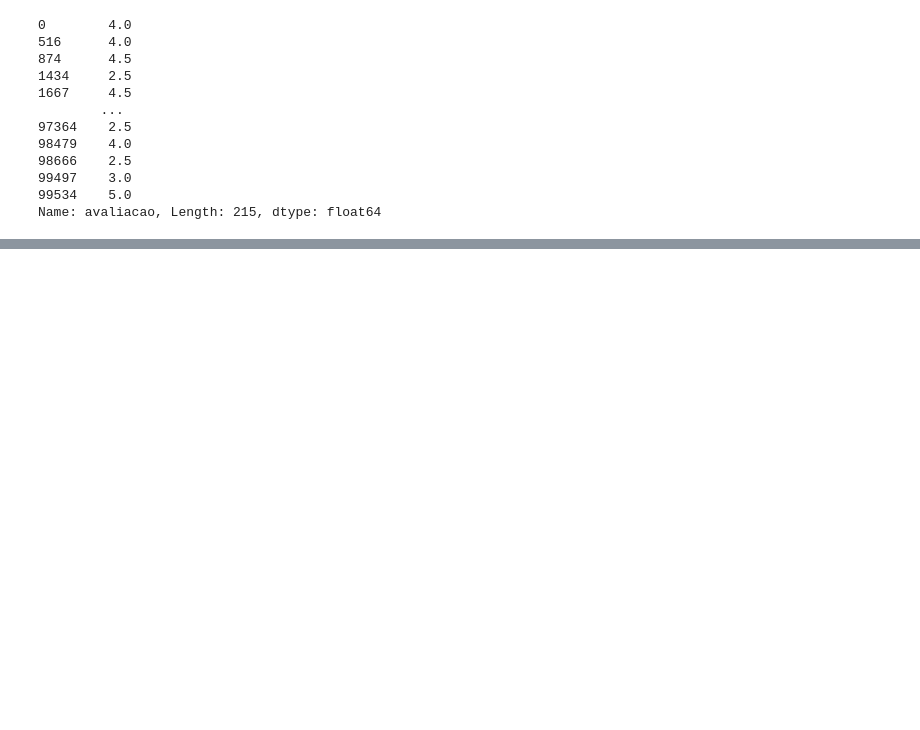
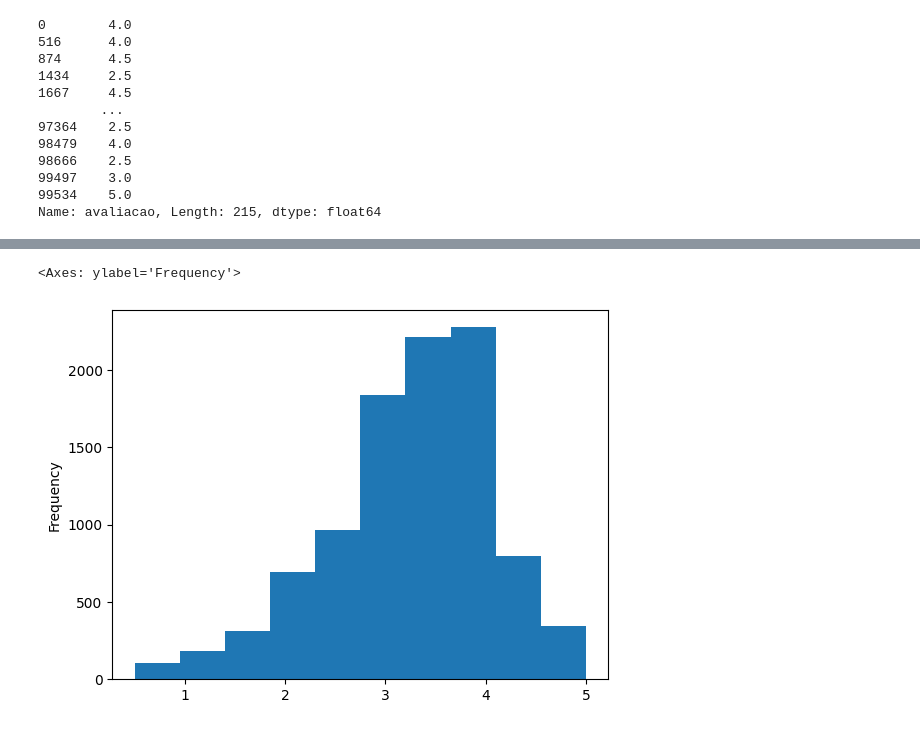
Before and after one commit to romulosilvestre/semanaeda, a Jupyter notebook: aula1.ipynb, the cells around one changed output, grey strips where cells are left out. Saved outputs shown, nothing was run; the diff lists cells and outputs as text; code cells hidden in the pictures; blank space fills up the shorter version.

```diff
--- a/aula1.ipynb
+++ b/aula1.ipynb
@@ -436,0 +459,2 @@ Name: avaliacao, Length: 215, dtype: float64
+# %%
+medias_por_filme = df.groupby('filme_id').mean()['avaliacao']
@@ -436,0 +471,5 @@ Name: avaliacao, Length: 215, dtype: float64
+# %%
+medias_por_filme.plot(kind='hist')
+# %% [output]
+<Axes: ylabel='Frequency'>
+[figure, added]
```
Also changed, not shown: parts of 15 cells of this notebook, 4 other files.
